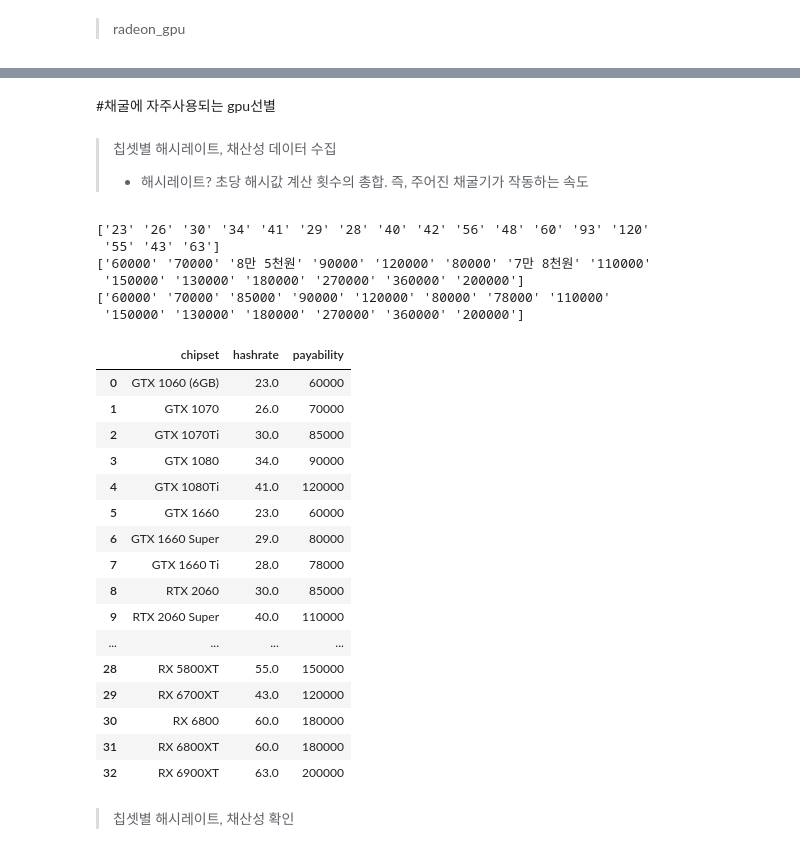
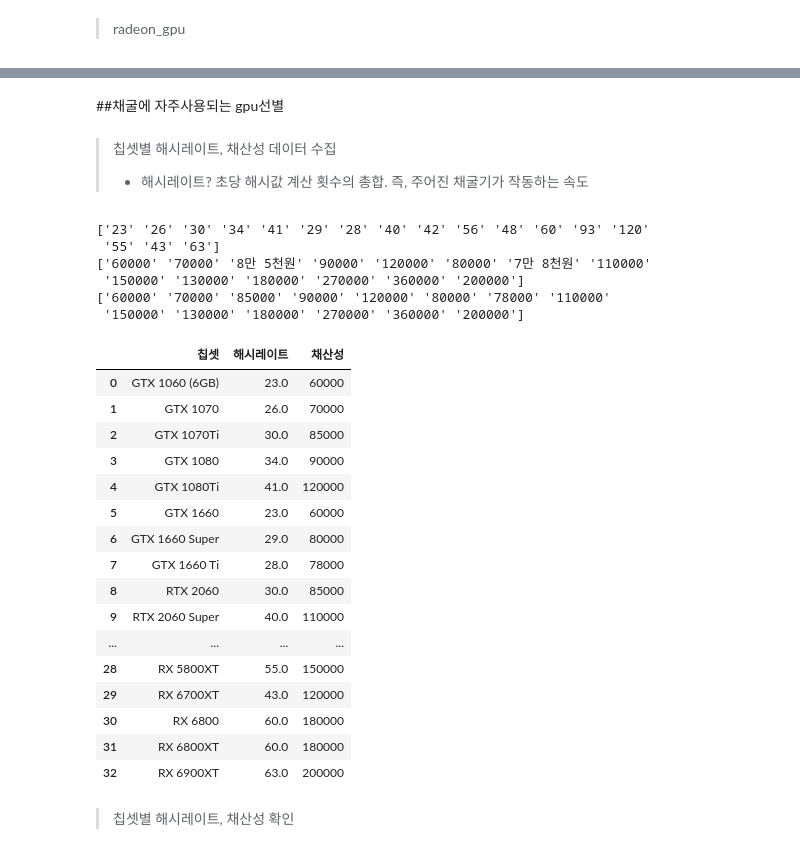
Before and after one commit to jaemin-i/bigdata_project, a Jupyter notebook: bigdata_project.ipynb, the cells around one changed output, grey strips where cells are left out. Cells and saved outputs as stored; diff of their text form; code cells hidden in the pictures.

```diff
--- a/bigdata_project.ipynb
+++ b/bigdata_project.ipynb
@@ -178,5 +196,5 @@ dtype: int64
 # %% [markdown]
-#채굴에 자주사용되는 gpu선별
+##채굴에 자주사용되는 gpu선별
 # %% [markdown]
 > 칩셋별 해시레이트, 채산성 데이터 수집
 > * 해시레이트? 초당 해시값 계산 횟수의 총합. 즉, 주어진 채굴기가 작동하는 속도
@@ -197,44 +215,44 @@ if response.status_code == 200:
   table_list = []
   tables = pd.read_html(str(soup))
 
   for idx, table in enumerate(tables):
     # 테이블 값 확인후 인덱스 행 제외 후 append
     table_list.append(table.iloc[1:])
 
 # 필요없는 테이블 제거
 table_list.pop()
 
 # gpu 해시레이트 및 채산성 데이터프레임 생성
 gpu_spec_df = pd.concat(table_list, ignore_index=True)
 
 # 컬럼명 재설정
-gpu_spec_df.rename(columns = {0 : 'chipset', 1 : 'hashrate', 2 : 'payability'}, inplace = True)
+gpu_spec_df.rename(columns = {0 : '칩셋', 1 : '해시레이트', 2 : '채산성'}, inplace = True)
 
 # hashrate, payability 값 수정
-gpu_spec_df['hashrate'] = gpu_spec_df['hashrate'].str.replace("29 ~31", "30").str.replace("Mh/s", "")
-print(gpu_spec_df['hashrate'].unique())
+gpu_spec_df['해시레이트'] = gpu_spec_df['해시레이트'].str.replace("29 ~31", "30").str.replace("Mh/s", "")
+print(gpu_spec_df['해시레이트'].unique())
 
-gpu_spec_df['payability'] = gpu_spec_df['payability'].str.replace("약 ","").str.replace("만원", "0000")
-print(gpu_spec_df['payability'].unique())
-gpu_spec_df['payability'] = gpu_spec_df['payability'].str.replace("만 ","").str.replace("천원", "000")
-print(gpu_spec_df['payability'].unique())
+gpu_spec_df['채산성'] = gpu_spec_df['채산성'].str.replace("약 ","").str.replace("만원", "0000")
+print(gpu_spec_df['채산성'].unique())
+gpu_spec_df['채산성'] = gpu_spec_df['채산성'].str.replace("만 ","").str.replace("천원", "000")
+print(gpu_spec_df['채산성'].unique())
 
 
 # hashrate, payability 타입 변환
-gpu_spec_df['hashrate'] = gpu_spec_df['hashrate'].astype(float)
-gpu_spec_df['payability'] = gpu_spec_df['payability'].astype(int)
+gpu_spec_df['해시레이트'] = gpu_spec_df['해시레이트'].astype(float)
+gpu_spec_df['채산성'] = gpu_spec_df['채산성'].astype(int)
 
 # csv파일로 저장
-gpu_spec_df.to_csv('/content/gpu_spec.csv', encoding='utf-8')
+gpu_spec_df.to_csv('/content/gpu_spec.csv', encoding='utf-8', index=False)
 gpu_spec_df
 # %% [output]
 ['23' '26' '30' '34' '41' '29' '28' '40' '42' '56' '48' '60' '93' '120'
  '55' '43' '63']
 ['60000' '70000' '8만 5천원' '90000' '120000' '80000' '7만 8천원' '110000'
  '150000' '130000' '180000' '270000' '360000' '200000']
 ['60000' '70000' '85000' '90000' '120000' '80000' '78000' '110000'
  '150000' '130000' '180000' '270000' '360000' '200000']
-|  | chipset | hashrate | payability |
+|  | 칩셋 | 해시레이트 | 채산성 |
 | 0 | GTX 1060 (6GB) | 23.0 | 60000 |
 | 1 | GTX 1070 | 26.0 | 70000 |
 | 2 | GTX 1070Ti | 30.0 | 85000 |
```
Also changed, not shown: parts of 70 cells of this notebook, 6 other files.
